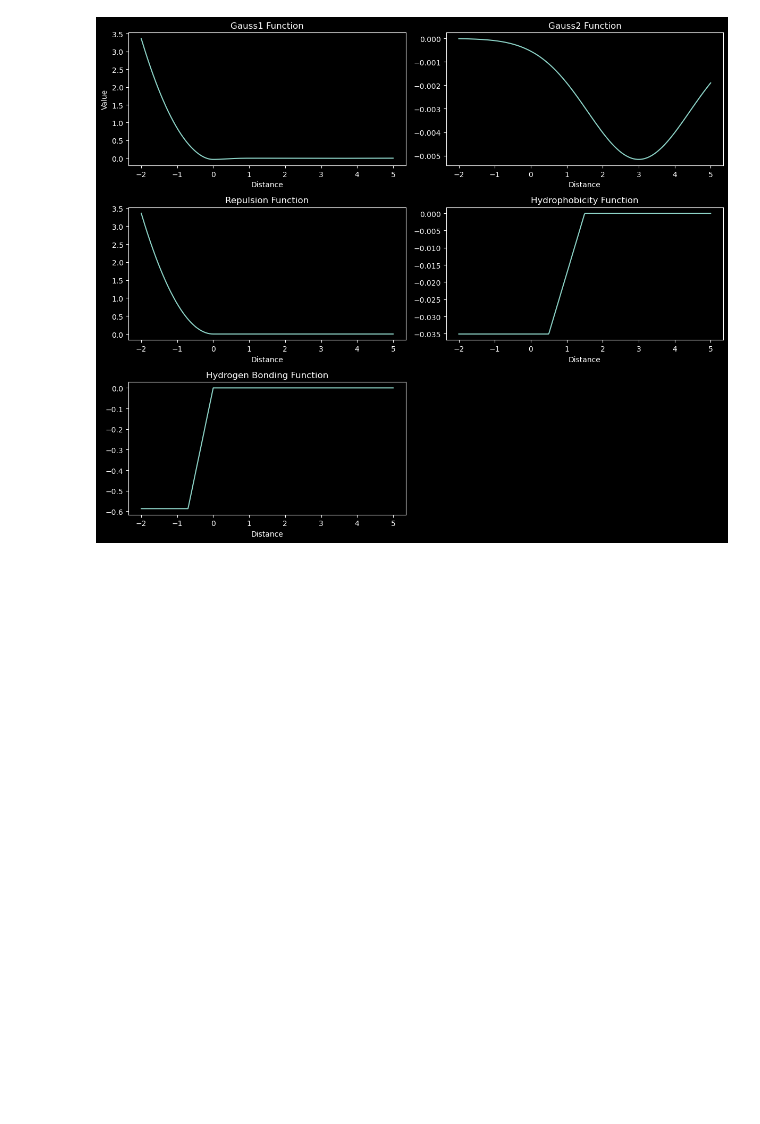
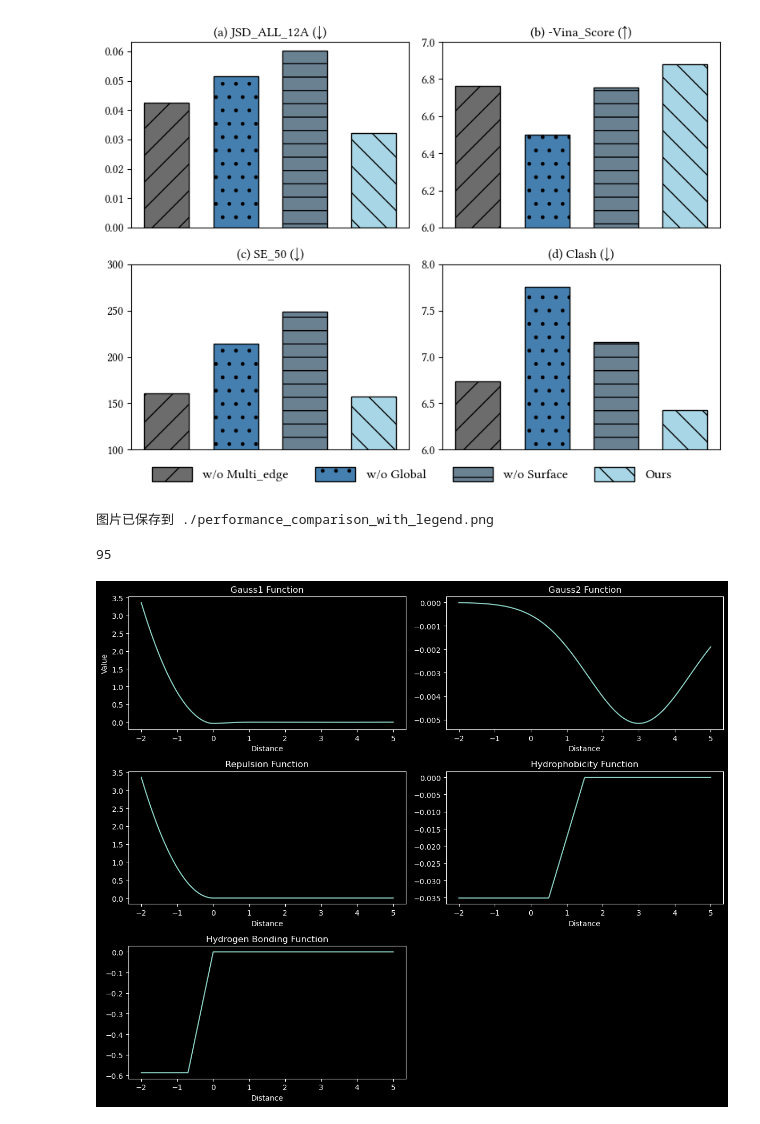
Before and after one commit to xxrelax/SculDrug, a Jupyter notebook: test.ipynb, the cells around one changed output. Cells and saved outputs as stored; diff of their text form; code cells hidden in the pictures; blank space fills up the shorter version.

```diff
--- a/test.ipynb
+++ b/test.ipynb
@@ -16,3 +16,81 @@ tensor(True)
+# %%
+import matplotlib.pyplot as plt
+import numpy as np
+from matplotlib import font_manager as fm
+from matplotlib import rcParams
+
+# 数据
+font_path = "/usr/share/fonts/opentype/linux-libertine/LinLibertine_R.otf"
+
+# 创建字体对象
+libertine_font = fm.FontProperties(fname=font_path)
+
+# 更新 Matplotlib 全局字体配置
+rcParams['font.family'] = libertine_font.get_name()
+plt.rcParams['axes.titlesize'] = 14  # 设置标题字体大小
+plt.rcParams['axes.labelsize'] = 14  # 设置轴标签字体大小
+plt.rcParams['xtick.labelsize'] = 14  # 设置 x 轴刻度字体大小
+plt.rcParams['ytick.labelsize'] = 11  # 设置 y 轴刻度字体大小
+
+categories = ['w/o Multi_edge', 'w/o Global', 'w/o Surface', 'Ours']
+JSD_ALL_12A = [0.0426, 0.0515, 0.0602, 0.0322]
+vina_score = [6.765, 6.499, 6.753, 6.881]
+SE_50 = [161.12, 214.33, 249.14, 157.55]
+Clash = [6.737, 7.7596, 7.162, 6.43]
+
+# 设置柱状图的宽度和位置
+x = np.arange(len(categories))
+width = 0.65  # 增加柱状图的宽度
+set_title_size = 12
+
+# 创建图表
+fig, axs = plt.subplots(2, 2, figsize=(8, 6), facecolor='white')  # 紧凑的图表尺寸
+colors = ['#6C6C6C', '#457FB0', '#6a8192', '#a8d6e6']  # 使用灰色、蓝色和浅蓝色
+hatches = ['/', '.', '-', '\\']  # 设置填充样式
+
+# 子图 (a) JSD_ALL_12A
+bars_a = axs[0, 0].bar(x, JSD_ALL_12A, width, color=colors, edgecolor='black', hatch=hatches)
+axs[0, 0].set_title('(a) JSD_ALL_12A (↓)', fontsize=set_title_size)
+axs[0, 0].set_xticks([])  # 去除 X 轴标签
+
+# 子图 (b) Vina Score
+bars_b = axs[0, 1].bar(x, vina_score, width, color=colors, edgecolor='black', hatch=hatches)
+axs[0, 1].set_title('(b) -Vina_Score (↑)', fontsize=set_title_size)
+axs[0, 1].set_xticks([])  # 去除 X 轴标签
+axs[0, 1].set_ylim([6, 7])  # 修改 Y 轴范围
+
+# 子图 (c) SE_50
+bars_c = axs[1, 0].bar(x, SE_50, width, color=colors, edgecolor='black', hatch=hatches)
+axs[1, 0].set_title('(c) SE_50 (↓)', fontsize=set_title_size)
+axs[1, 0].set_xticks([])  # 去除 X 轴标签
+axs[1, 0].set_ylim([100, 300])
+# 子图 (d) Clash
+bars_d = axs[1, 1].bar(x, Clash, width, color=colors, edgecolor='black', hatch=hatches)
+axs[1, 1].set_title('(d) Clash (↓)', fontsize=set_title_size)
+axs[1, 1].set_xticks([])  # 去除 X 轴标签
+axs[1, 1].set_ylim([6, 8])
+fig.legend(bars_a, categories, loc='upper center', bbox_to_anchor=(0.5, 0.03), fontsize=12, ncol=4, frameon=False,
+           handleheight=1.25, handlelength=3)
+# 设置总体标题并调整布局
+plt.tight_layout(rect=[0, 0, 1, 0.95])  # 紧凑布局，减少空白区域
+
+# 保存图片
+output_path = "./performance_comparison_with_legend.png"
+plt.savefig(output_path, dpi=300, facecolor='white', bbox_inches='tight')  # 确保背景为白色
+plt.show()
+
+print(f"图片已保存到 {output_path}")
+# %% [output]
+[figure, added]
+图片已保存到 ./performance_comparison_with_legend.png
+# %%
+#
+import torch
+file_path = '/root/project/bfn_mol/logs/root_bfn_sbdd/prire_jingdu/0/val_outputs/epoch_1/generated.pt'
+data = torch.load(file_path)
+len(data)
+# %% [output]
+95
 # %%
 import numpy as np
 import matplotlib.pyplot as plt
```
Also changed, not shown: parts of 3 cells of this notebook, 38 other files.
